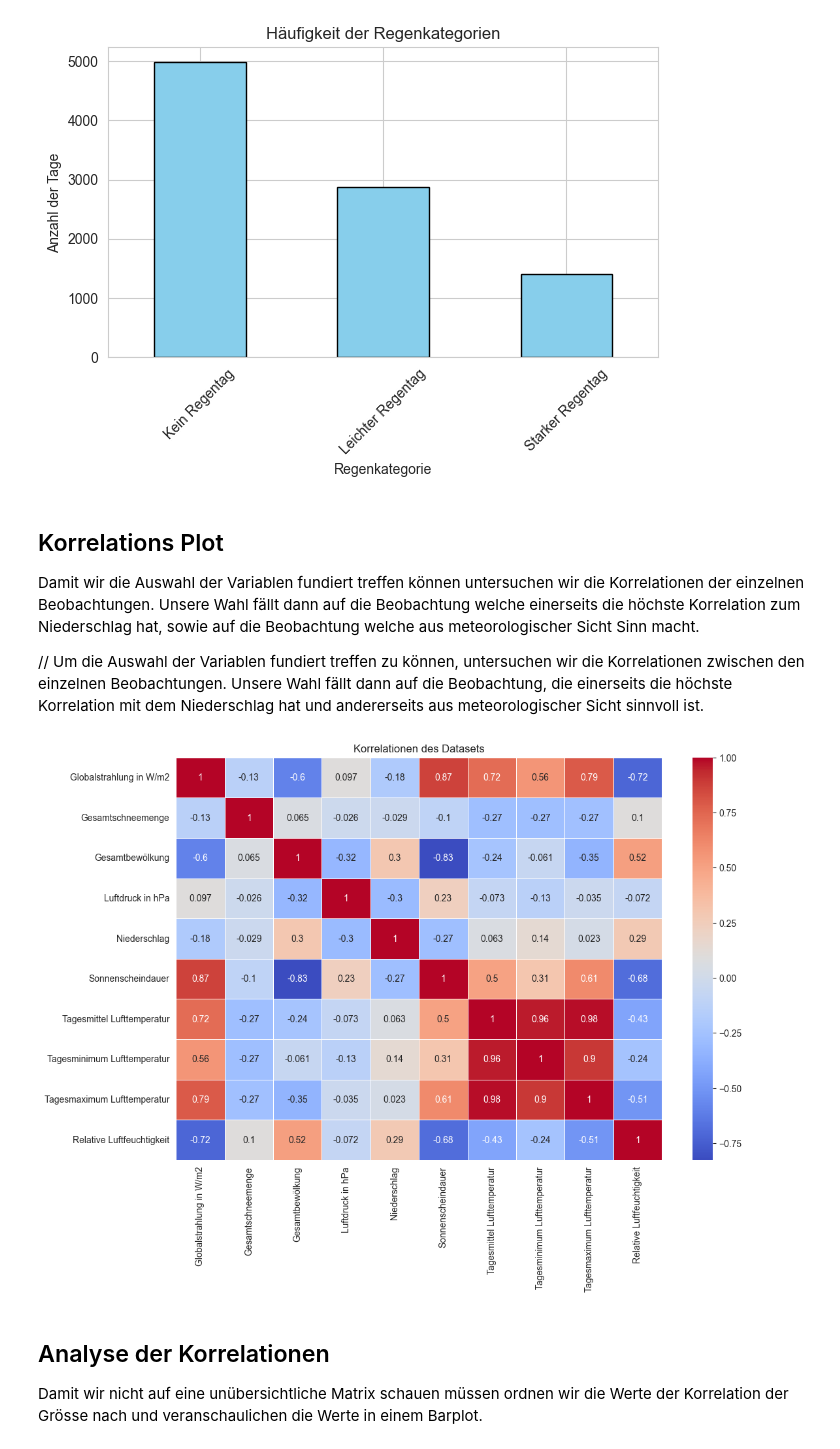
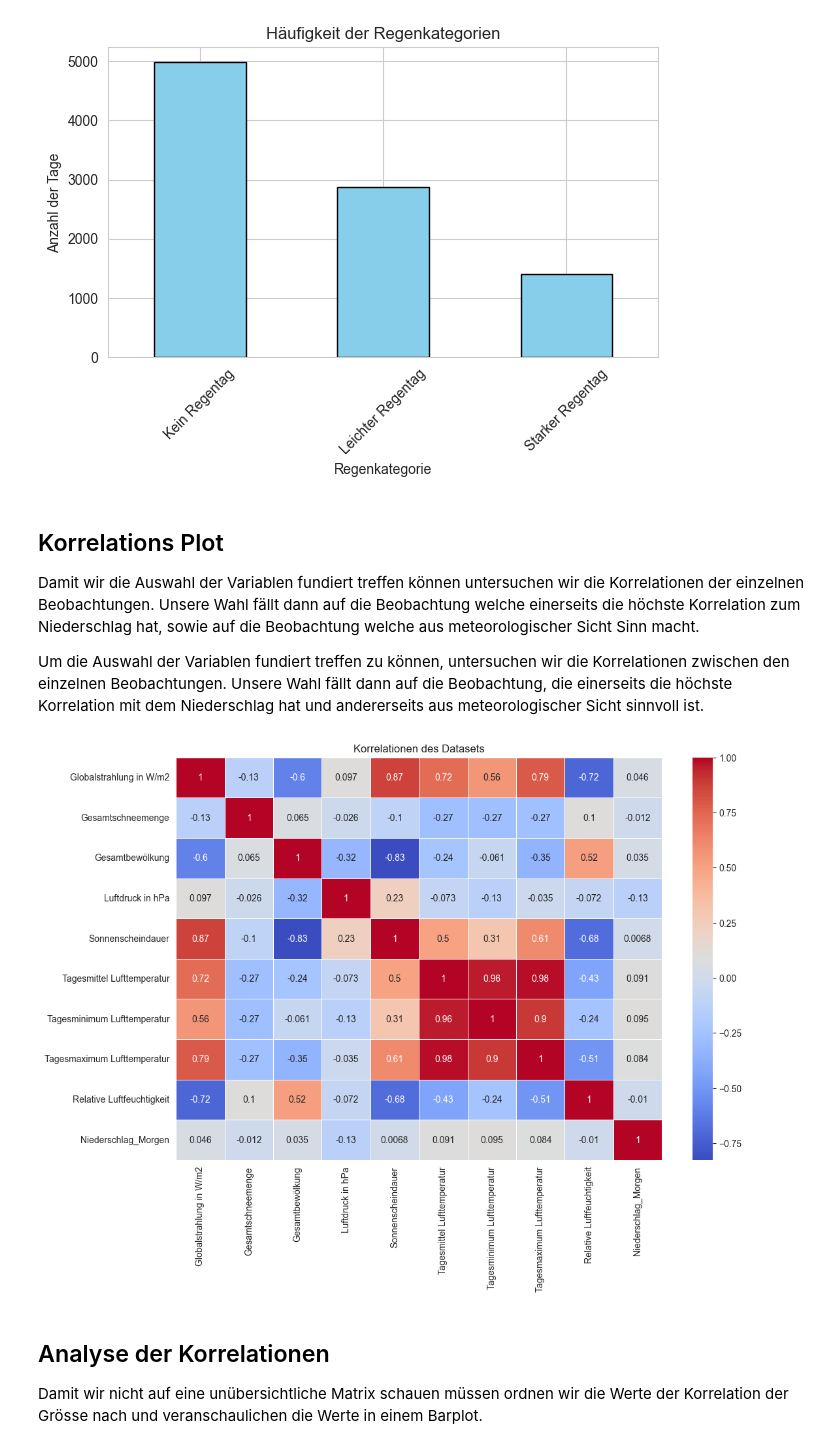
Before and after one commit to Mila19058/WER_Chellenge, a Jupyter notebook: sample.ipynb, the cells around one changed output. Saved outputs shown, nothing was run; the diff lists cells and outputs as text; code cells hidden in the pictures.

Commit message:
# Systemdefinition
Added analysis for distribution
Added day shift for correct prediction of tomorrow

Concern: # Systemdefinition

```diff
--- a/sample.ipynb
+++ b/sample.ipynb
@@ -149,33 +148,37 @@ Damit wir die Auswahl der Variablen fundiert treffen können untersuchen wir die
 Beobachtungen. Unsere Wahl fällt dann auf die Beobachtung welche einerseits die höchste Korrelation zum
 Niederschlag hat, sowie auf die Beobachtung welche aus meteorologischer Sicht Sinn macht.
 
-// Um die Auswahl der Variablen fundiert treffen zu können, untersuchen wir die Korrelationen zwischen den einzelnen
+Um die Auswahl der Variablen fundiert treffen zu können, untersuchen wir die Korrelationen zwischen den einzelnen
 Beobachtungen. Unsere Wahl fällt dann auf die Beobachtung, die einerseits die höchste Korrelation mit dem
 Niederschlag hat und andererseits aus meteorologischer Sicht sinnvoll ist.
 # %%
 # Zusammenfügen der Daten über die letzten fünf Jahre
 df_2000_2025_for_corr = df_2000_2025[[
     'Globalstrahlung in W/m2',
     'Gesamtschneemenge',
     'Gesamtbewölkung',
     'Luftdruck in hPa',
     'Niederschlag',
     'Sonnenscheindauer',
     'Tagesmittel Lufttemperatur',
     'Tagesminimum Lufttemperatur',
     'Tagesmaximum Lufttemperatur',
     'Relative Luftfeuchtigkeit'
-]]
+]].copy(deep=True)
+
+# Verschieben der Niederschlag auf den nächsten Tag
+df_2000_2025_for_corr['Niederschlag_Morgen'] = df_2000_2025_for_corr['Niederschlag'].shift(-1)
+df_2000_2025_for_corr = df_2000_2025_for_corr.drop(columns=['Niederschlag'])
 
 # Korrelationen erkennen
 df_correlation = df_2000_2025_for_corr.corr()
 
 plt.figure(figsize = (12, 8))
 sns.heatmap(df_correlation, annot=True, cmap='coolwarm', linewidths=.5)
 plt.title("Korrelationen des Datasets")
 plt.show()
 # %% [output]
-[figure, old version]
+[figure, new version]
 # %% [markdown]
 ## Analyse der Korrelationen
 Damit wir nicht auf eine unübersichtliche Matrix schauen müssen ordnen wir die Werte der Korrelation der Grösse nach und
```
Also changed, not shown: parts of 12 cells of this notebook.
